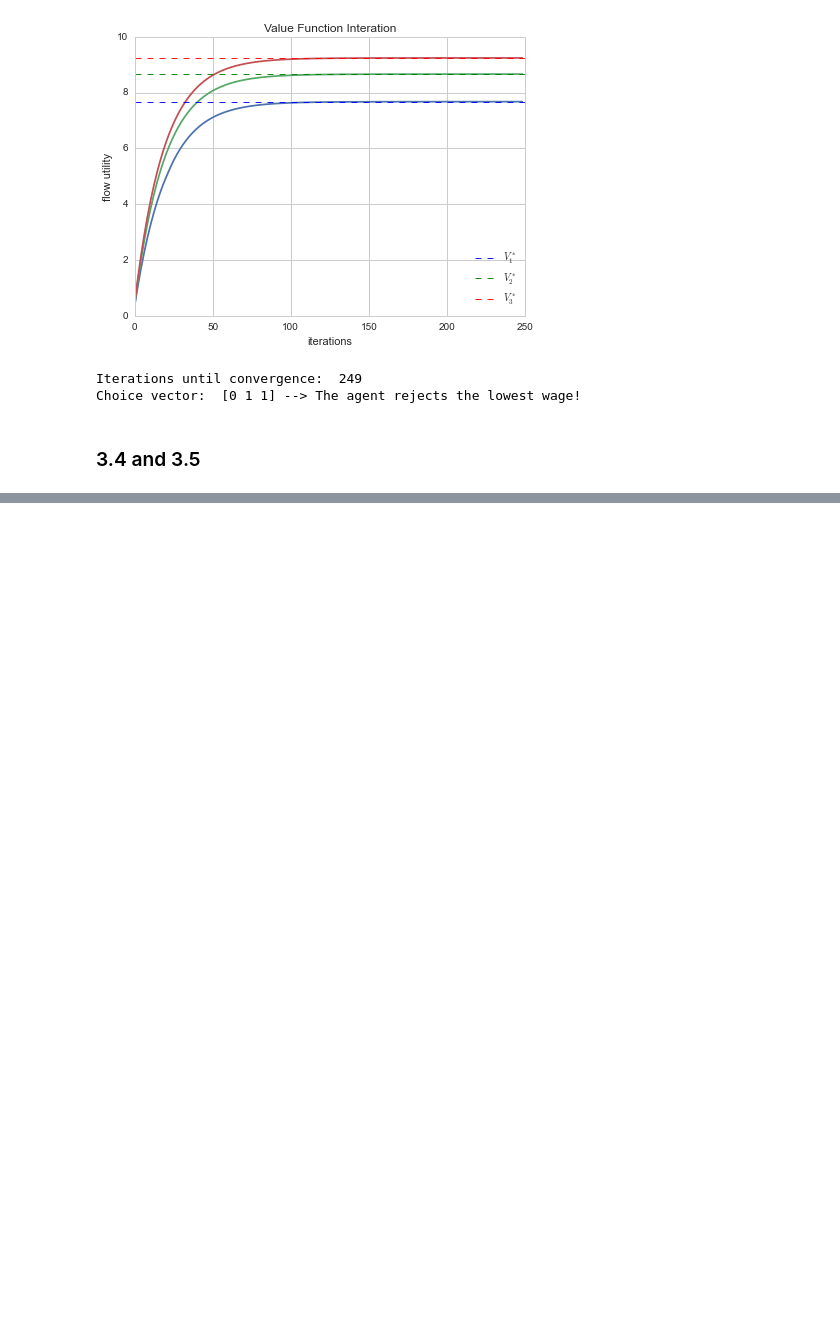
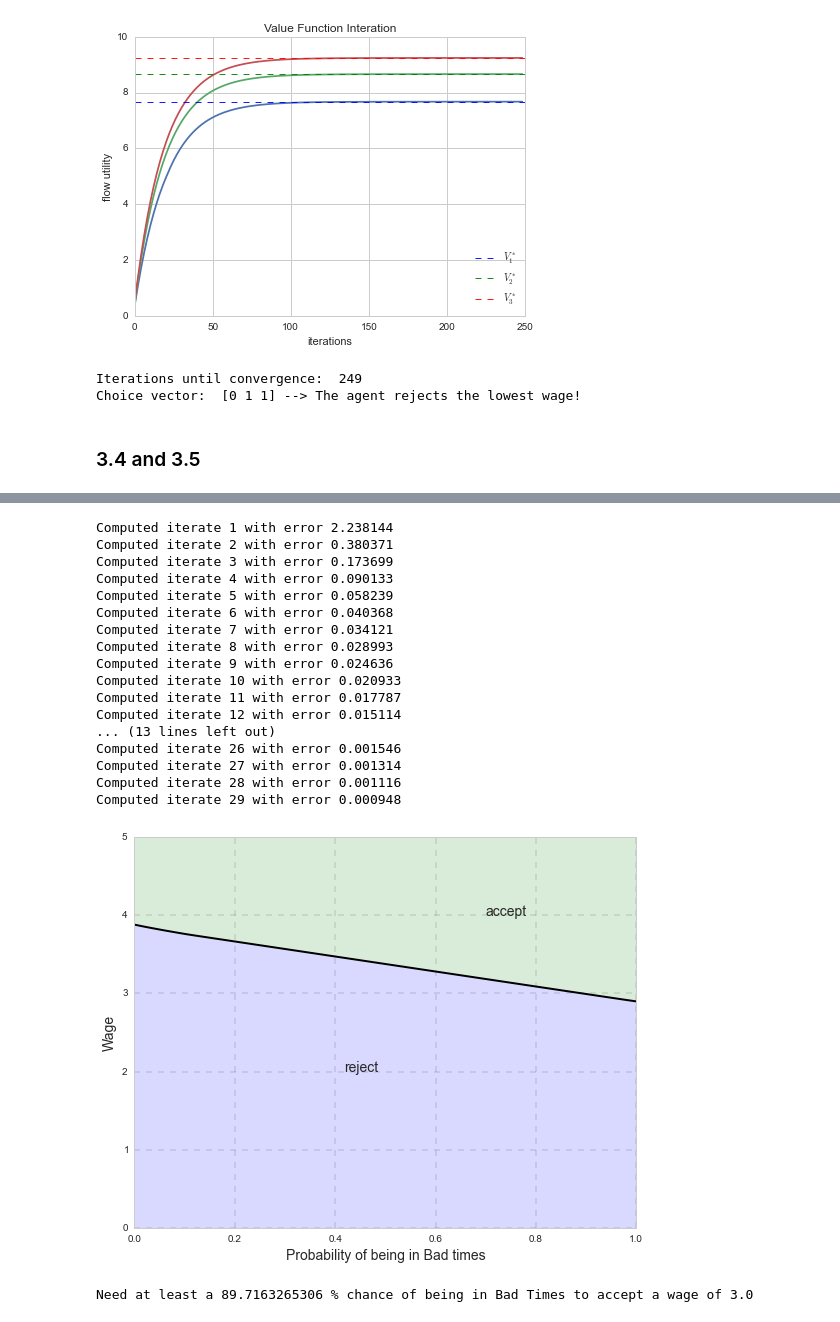
Before and after one commit to anhnguyendepocen/2015-06-10-sgpe, a Jupyter notebook: unemployment/App1_Solutions.ipynb, the cells around one changed output, grey strips where cells are left out. Drawn from its saved outputs; the diff is of its cells as text; code cells hidden in the pictures; blank space fills up the shorter version.

```diff
--- a/unemployment/App1_Solutions.ipynb
+++ b/unemployment/App1_Solutions.ipynb
@@ -402,0 +526,45 @@ print "Total welfare: ",Welfare
+# %%
+sp = SearchProblem(beta=0.95, c=1.0, F_a=3, F_b=4,G_a=3, G_b=1.5,
+                 w_max=5.0, pi_grid_size=50)
+phi_init = np.ones(len(sp.pi_grid))
+w_bar = compute_fixed_point(sp.res_wage_operator, phi_init)
+#Plotting bit
+fig, ax = plt.subplots(figsize=(9, 7))
+ax.plot(sp.pi_grid, w_bar, linewidth=2, color='black')
+ax.set_ylim(0, 5)
+ax.grid(axis='x', linewidth=0.25, linestyle='--', color='0.25')
+ax.grid(axis='y', linewidth=0.25, linestyle='--', color='0.25')
+ax.fill_between(sp.pi_grid, 0, w_bar, color='blue', alpha=0.15)
+ax.fill_between(sp.pi_grid, w_bar, 5, color='green', alpha=0.15)
+ax.text(0.42, 2.0, 'reject',fontsize=14)
+plt.xlabel('Probability of being in Bad times',fontsize=14)
+plt.ylabel('Wage',fontsize=14)
+ax.text(0.7, 4.0, 'accept',fontsize=14)
+plt.show()
+# %% [output]
+Computed iterate 1 with error 2.238144
+Computed iterate 2 with error 0.380371
+Computed iterate 3 with error 0.173699
+Computed iterate 4 with error 0.090133
+Computed iterate 5 with error 0.058239
+Computed iterate 6 with error 0.040368
+Computed iterate 7 with error 0.034121
+Computed iterate 8 with error 0.028993
+Computed iterate 9 with error 0.024636
+Computed iterate 10 with error 0.020933
+Computed iterate 11 with error 0.017787
+Computed iterate 12 with error 0.015114
+... (13 lines left out)
+Computed iterate 26 with error 0.001546
+Computed iterate 27 with error 0.001314
+Computed iterate 28 with error 0.001116
+Computed iterate 29 with error 0.000948
+[figure, added]
+# %%
+for i in range(len(w_bar)):
+    if w_bar[i]<=3.0:
+        index_3 = i
+        break
+print "Need at least a", sp.pi_grid[i]*100,"% chance of being in Bad Times to accept a wage of 3.0"
+# %% [output]
+Need at least a 89.7163265306 % chance of being in Bad Times to accept a wage of 3.0
```
Also changed, not shown: parts of 13 cells of this notebook, 2 other files.
